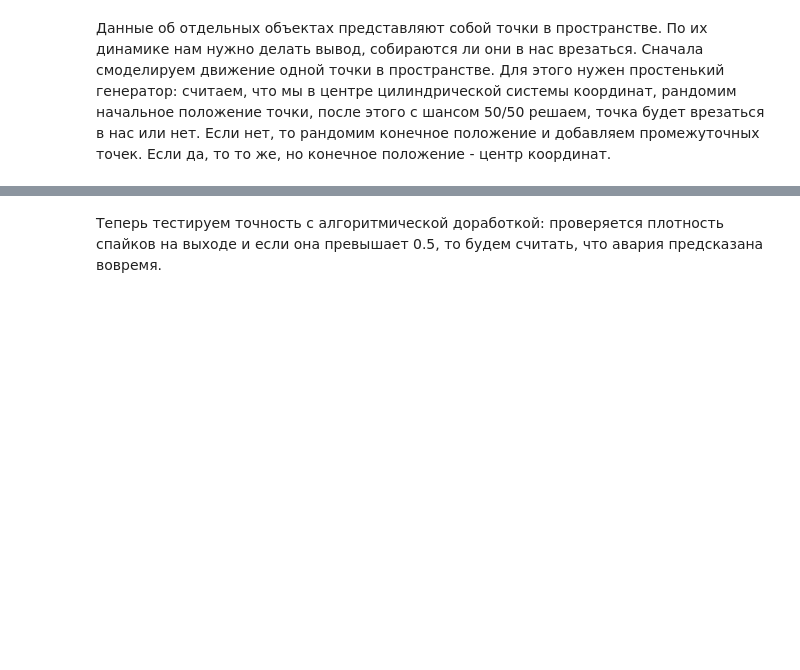
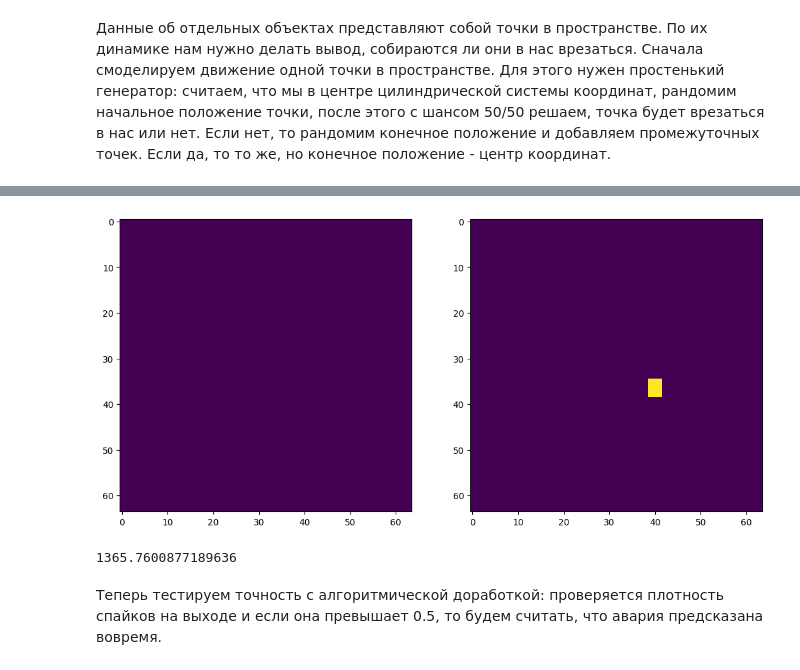
Before and after one commit to mattykurlzz/snn_crash_recognition, a Jupyter notebook: snn.ipynb, the cells around one changed output, grey strips where cells are left out. Drawn from its saved outputs; the diff is of its cells as text; code cells hidden in the pictures; blank space fills up the shorter version.

```diff
--- a/snn.ipynb
+++ b/snn.ipynb
@@ -369,15 +427,16 @@ def live_plot_learning(data, figsize=(7,5), title=''):
     plt.legend(loc='center left') # the plot evolves to the right
     plt.show()
 # %%
-train_net = create_training_set(1000, num_steps, field_depth_m, field_height_m, fov_deg, camera_pos)
+num_steps = 35
+train_net = create_training_set(100, num_steps, field_depth_m, field_height_m, fov_deg, camera_pos)
 spike_recording = [] # record spikes over time
 loss_stats = []
 
 
-criterion = nn.MSELoss()
-optimizer = torch.optim.Adam(net.parameters(), lr = 0.0005)
+criterion = nn.CrossEntropyLoss()
+optimizer = torch.optim.Adam(net.parameters(), lr = 0.001)
 # %%
-num_epoch = 100
+num_epoch = 20
 # %%
 net.train()
 for epoch in range(num_epoch):
@@ -429,5 +483,3 @@ RuntimeError: Parent directory ./models/snn does not exist.
-# %%
-train_net = create_training_set(500, num_steps, field_depth_m, field_height_m, fov_deg, camera_pos)
 # %%
 net.eval()
 random.shuffle(train_net)
@@ -454,3 +508,28 @@ KeyboardInterrupt:
+# %%
+val_dataset = create_training_set(100, num_steps, field_depth_m, field_height_m, fov_deg, camera_pos)
+# %%
+net.eval()
+random.shuffle(val_dataset)
+val_iter = iter(val_dataset)
+ep_loss = 0
+for i, data in enumerate(val_iter):
+    target = data.image_sequence[-1][0].flatten()
+    target[0] = 0
+
+    spikes = net(data.image_sequence[0 : -10])[-1]
+    loss = criterion(spikes, target)
+
+    ep_loss += loss.item()
+    live_imshow(
+        spikes.unflatten(0, (64, 64)).cpu().detach().numpy(),
+        target.unflatten(0, (64, 64)).cpu().detach().numpy(),
+        figsize=(13, 13)
+    )
+print(ep_loss / (i + 1))
+    # loss_stats += [ep_loss / (i + 1)]
+# %% [output]
+[figure, added]
+1365.7600877189636
 # %% [markdown]
 Теперь тестируем точность с алгоритмической доработкой: проверяется плотность спайков на выходе и если она превышает 0.5, то будем считать, что авария предсказана вовремя.
 # %%
```
Also changed, not shown: parts of 11 cells of this notebook, 1 other file.
